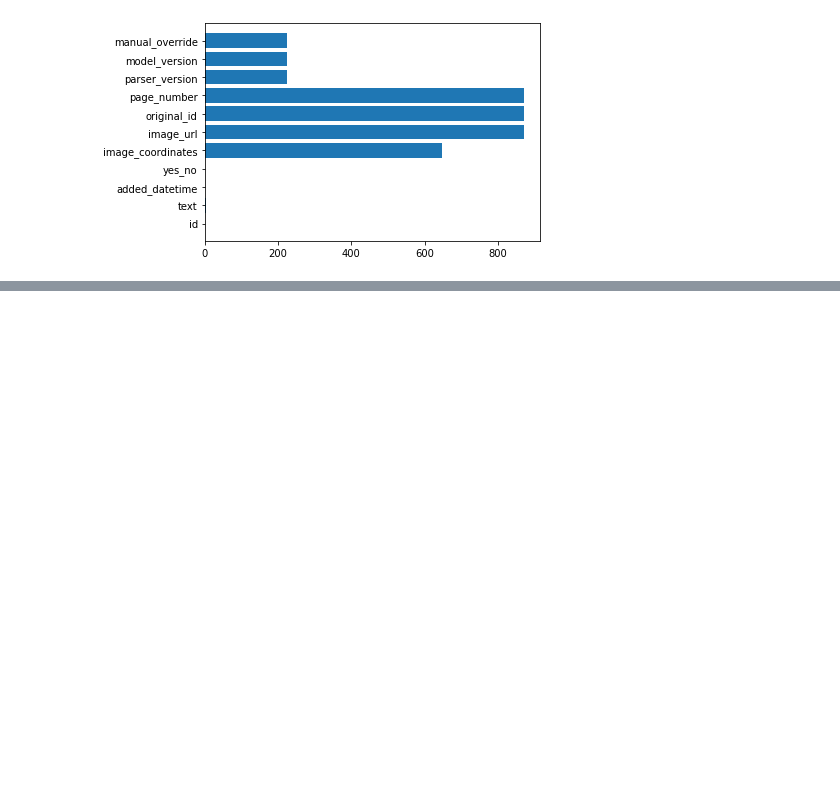
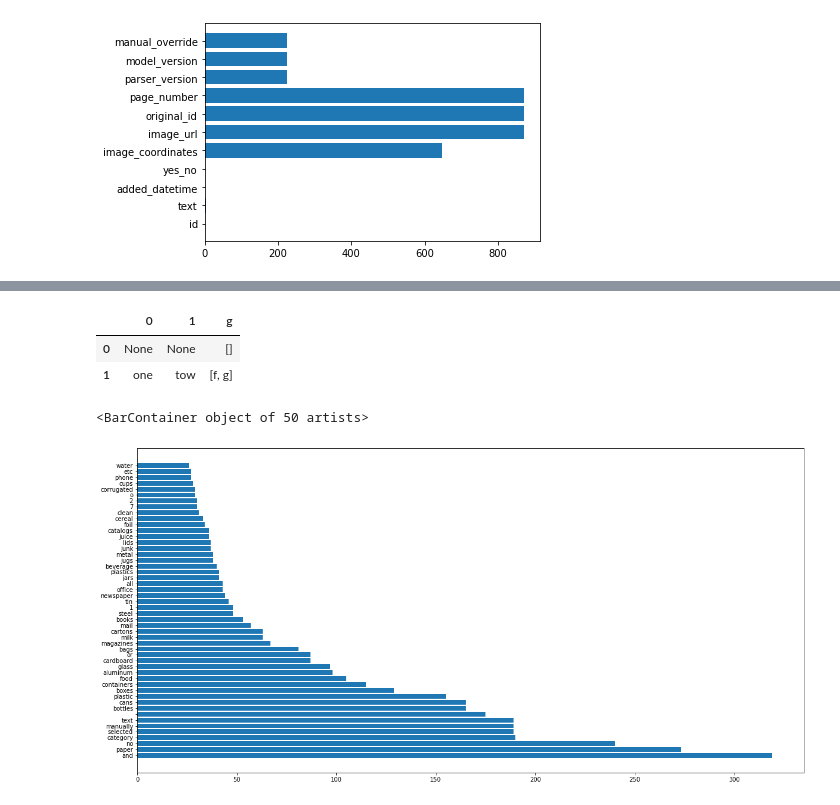
Before and after one commit to RowenWitt/takehome1, a Jupyter notebook: takehome.ipynb, the cells around one changed output, grey strips where cells are left out. Drawn from its saved outputs; the diff is of its cells as text; code cells hidden in the pictures; blank space fills up the shorter version.

```diff
--- a/takehome.ipynb
+++ b/takehome.ipynb
@@ -406,0 +133,53 @@ plt.show()
+# %%
+t = [[], ['one', 'tow']]
+f = pd.DataFrame(t)
+f['g'] = [[], ['f', 'g']]
+f
+# %% [output]
+|  | 0 | 1 | g |
+| 0 | None | None | [] |
+| 1 | one | tow | [f, g] |
+# %%
+def replace_nans(x):
+    if type(x) != str:
+        return 'none'
+    else:
+        out = re.sub('e.g.', 'eg', x)
+        out = re.sub('[^a-zA-Z0-9 ]', ' ', out)
+        out = re.sub(r'\s+', ' ', out)
+        return out.lower()
+
+text = list(df_common['text'].apply(lambda x: replace_nans(x)))
+
+
+# double dictionary to keep track of heritage?
+text = " ".join([i for i in text]).split(' ')
+indexed = index.Indexer(text)
+text = sorted(text, reverse=True)
+
+text_keys_yes = sorted(list(set(text)))
+
+word_counts = {i:0 for i in text_keys}
+for i in text:
+    if i in word_counts:
+        word_counts[i] += 1
+
+df_counts = pd.DataFrame([word_counts.keys(), word_counts.values()]).T
+df_counts = df_counts.sort_values(by=1, ascending=False)
+# %%
+top_50 = df_counts.head(50)
+
+top_50_words = top_50[0]
+top_50_counts = top_50[1]
+
+fig, ax = plt.subplots()
+
+fig.set_size_inches(20, 10)
+
+x = top_50_words
+y = top_50_counts
+
+ax.barh(x, y)
+# %% [output]
+<BarContainer object of 50 artists>
+[figure, added]
```
Also changed, not shown: parts of 18 cells of this notebook, 2 other files.
